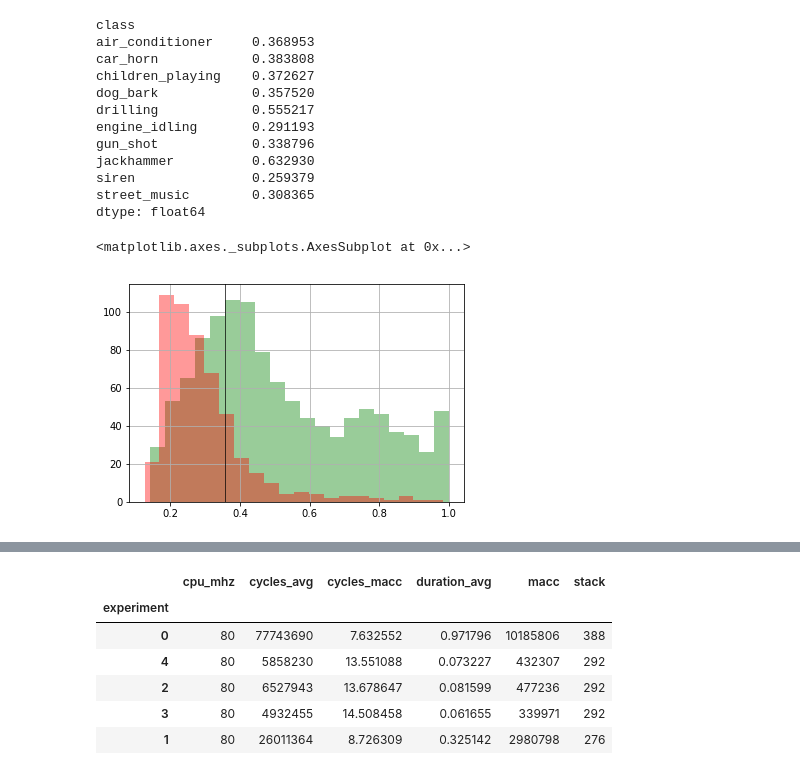
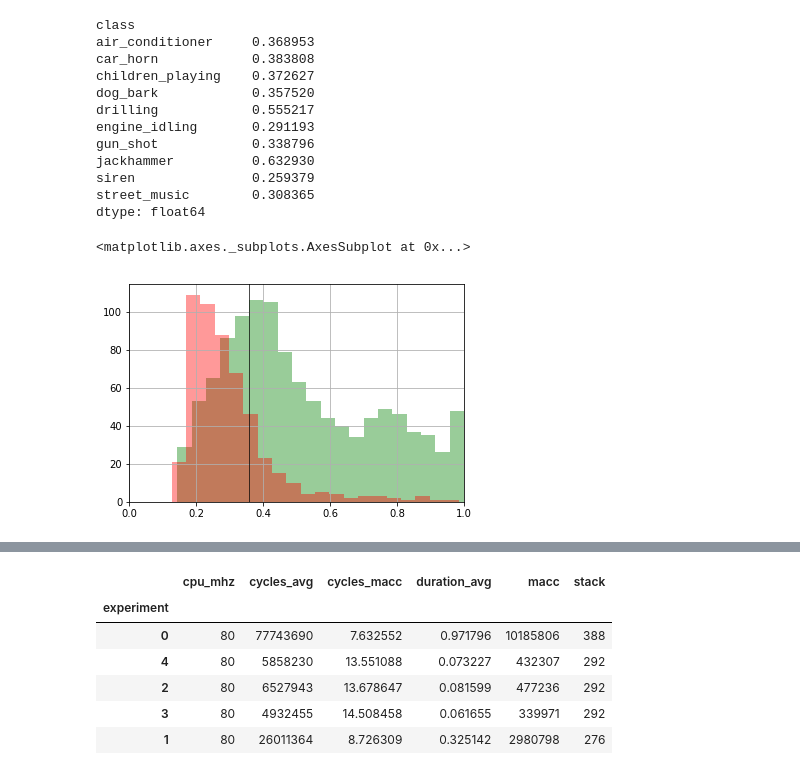
Before and after one commit to jonnor/ESC-CNN-microcontroller, a Jupyter notebook: Experiments.ipynb, the cells around one changed output, grey strips where cells are left out. Saved outputs shown, nothing was run; the diff lists cells and outputs as text; code cells hidden in the pictures.

```diff
--- a/Experiments.ipynb
+++ b/Experiments.ipynb
@@ -30,7 +30,7 @@ data.head()
 <matplotlib.axes._subplots.AxesSubplot at 0x...>
 [figure]
 # %%
-hist = test.load_train_history('data/models/', '20190501-0223-bd5a-fold8')
+hist = test.load_train_history('data/models/', '20190501-0223-bd5a')
 hist.head()
 # %% [output]
 |  | epoch | acc | loss | val_acc | val_loss | voted_val_acc | fold | experiment | run | model_path |
@@ -54,5 +50,5 @@ best.head()
 # %%
-model_path = best[best.experiment == '3'].model_path[0]
+model_path = best.query('fold == "8" and experiment == "3"').model_path[0]
 model_path
 # %% [output]
 'data/models/3-20190501-0223-bd5a-fold8/e79-v1.25.t1.59.model.hdf5'
@@ -159,28 +139,32 @@ siren               0.259379
 street_music        0.308365
 dtype: float64
 # %%
-def plot_errors(df, ax=None, q=0.8, bins=20):
+def plot_errors(df, ax=None, q=0.8, bins=20, ylim=None):
 
     if ax is None:
         fig, ax = plt.subplots(1)
 
     (_, wrong), (isright, right) = df.groupby('correct')
     assert isright == True
 
     # FIXME: add legend
     right.best_p.hist(ax=ax, color='green', alpha=0.4, bins=bins)
     wrong.best_p.hist(ax=ax, color='red', alpha=0.4, bins=bins)
 
+    ax.set_xlim((0, 1.0))
+    if ylim:
+        ax.set_ylim(ylim)
+
     # Illustrate a threshold
     if q is not None:
         p_min = threshold(df, q=q)
         ax.axvline(x=p_min, color='black', linewidth=1.0, alpha=0.7)
 
     return ax
 
 
 plot_errors(eval_set)
 # %% [output]
 <matplotlib.axes._subplots.AxesSubplot at 0x...>
-[figure, old version]
+[figure, new version]
 # %%
```
Also changed, not shown: parts of 8 cells of this notebook, 21 other files.
